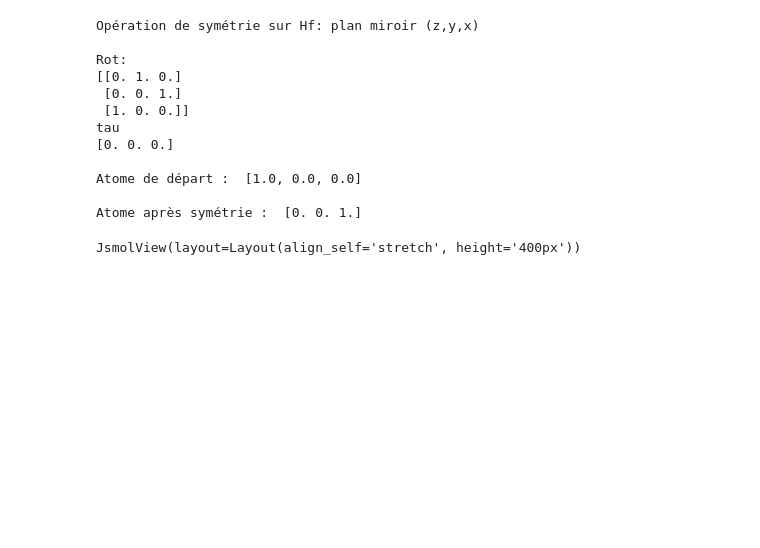
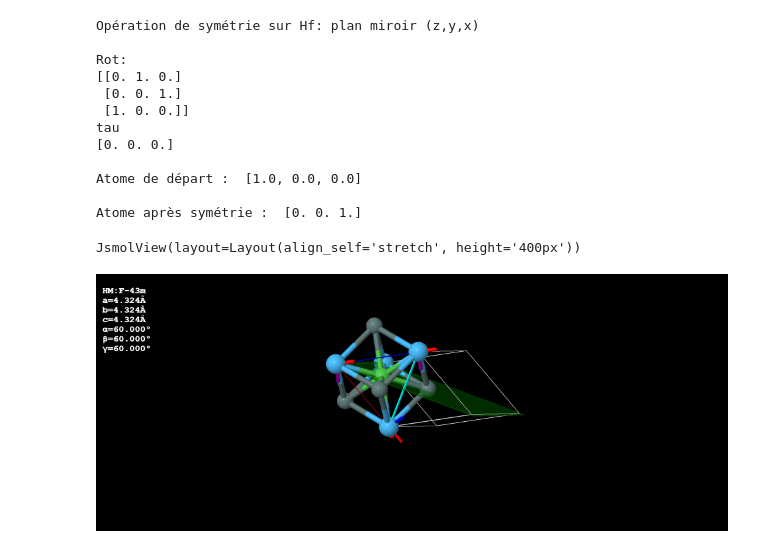
Before and after one commit to qdoucet/lmapr1492, a Jupyter notebook: symmetry.ipynb, the cells around one changed output. Drawn from its saved outputs; the diff is of its cells as text; code cells hidden in the pictures; blank space fills up the shorter version.

```diff
--- a/symmetry.ipynb
+++ b/symmetry.ipynb
@@ -31,26 +32,28 @@ Sn2 = S3.operate(Sn)
 # %%
 print("Opération de symétrie sur Hf: plan miroir (z,y,x) \n")
 print(S1,"\n")
 print("Atome de départ : ",Hf,"\n")
 print("Atome après symétrie : ",Hf2)
 
 view = quick_view(structure)
 display(view)
 view.script("draw symop 8 {atomno=8}")
+Image(filename='S1.png')
 # %% [output]
 Opération de symétrie sur Hf: plan miroir (z,y,x)
 
 Rot:
 [[0. 1. 0.]
  [0. 0. 1.]
  [1. 0. 0.]]
 tau
 [0. 0. 0.]
 
 Atome de départ :  [1.0, 0.0, 0.0]
 
 Atome après symétrie :  [0. 0. 1.]
 JsmolView(layout=Layout(align_self='stretch', height='400px'))
+[figure, added]
 # %%
 print("Opération de symétrie sur Ni: axe C2 (z,-x-y-z,x)\n")
 print(S2,"\n")
```
Also changed, not shown: parts of 3 cells of this notebook.
